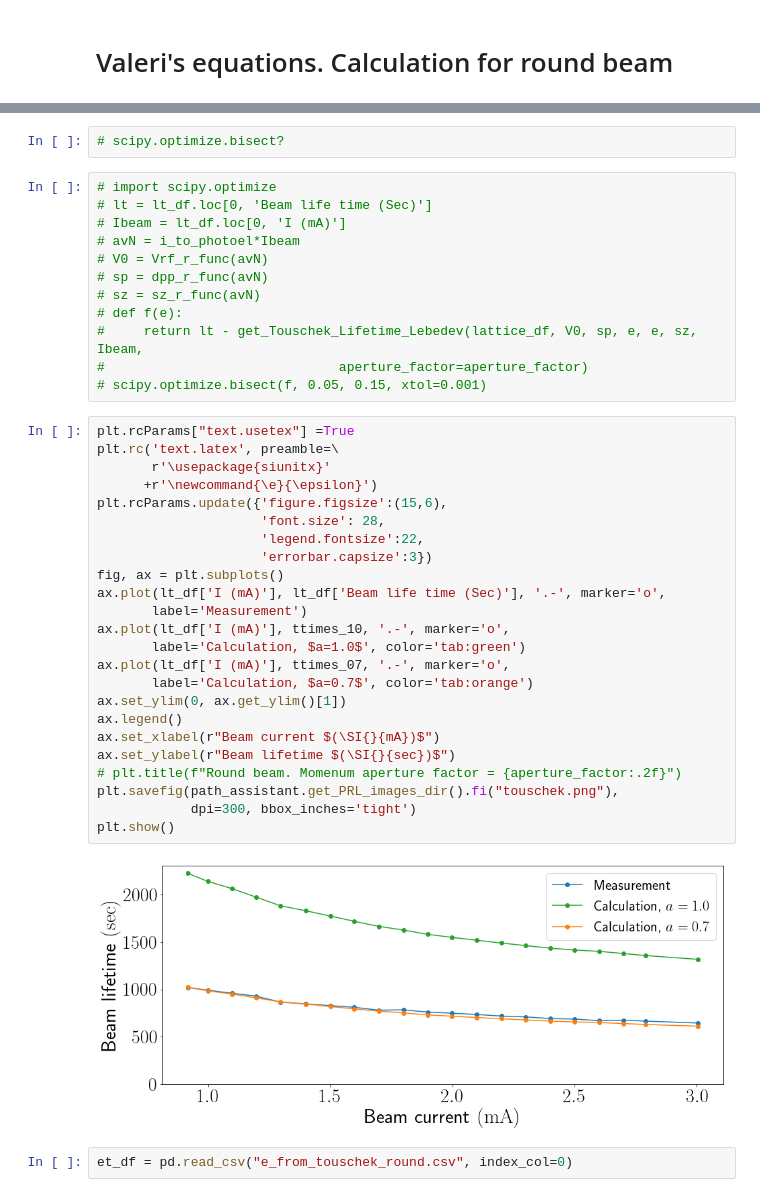
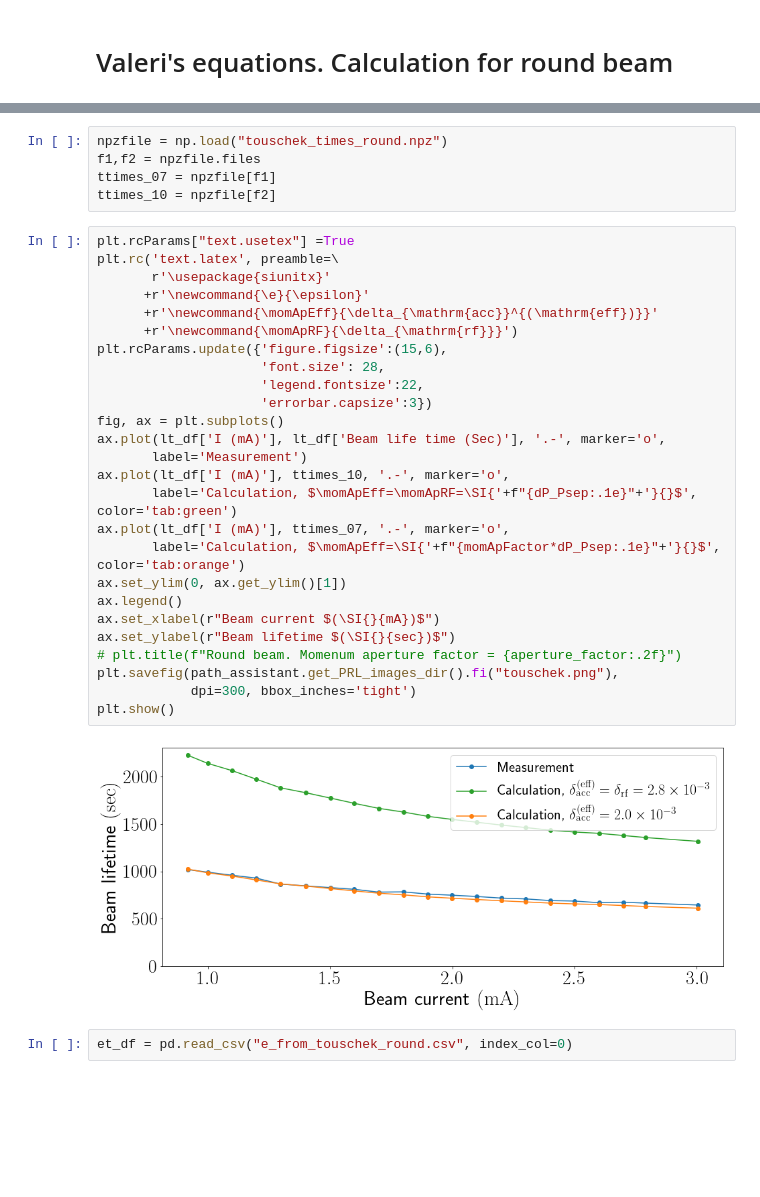
Before and after one commit to IharLobach/fur, a Jupyter notebook: shifts/shift_03_16_2020/round_and_round_long_plots/toucshek_lifetime.ipynb, the cells around one changed output, grey strips where cells are left out. Cells and saved outputs as stored; diff of their text form; blank space fills up the shorter version.

```diff
--- a/shifts/shift_03_16_2020/round_and_round_long_plots/toucshek_lifetime.ipynb
+++ b/shifts/shift_03_16_2020/round_and_round_long_plots/toucshek_lifetime.ipynb
@@ -298,43 +313,36 @@ Working on 21 out of 21
-# %%
-# scipy.optimize.bisect?
-# %%
-# import scipy.optimize
-# lt = lt_df.loc[0, 'Beam life time (Sec)']
-# Ibeam = lt_df.loc[0, 'I (mA)']
-# avN = i_to_photoel*Ibeam
-# V0 = Vrf_r_func(avN)
-# sp = dpp_r_func(avN)
-# sz = sz_r_func(avN)
-# def f(e):
-#     return lt - get_Touschek_Lifetime_Lebedev(lattice_df, V0, sp, e, e, sz, Ibeam,
-#                              aperture_factor=aperture_factor)
-# scipy.optimize.bisect(f, 0.05, 0.15, xtol=0.001)
+# %%
+npzfile = np.load("touschek_times_round.npz")
+f1,f2 = npzfile.files
+ttimes_07 = npzfile[f1]
+ttimes_10 = npzfile[f2]
 # %%
 plt.rcParams["text.usetex"] =True
 plt.rc('text.latex', preamble=\
        r'\usepackage{siunitx}'
-      +r'\newcommand{\e}{\epsilon}')
+      +r'\newcommand{\e}{\epsilon}'
+      +r'\newcommand{\momApEff}{\delta_{\mathrm{acc}}^{(\mathrm{eff})}}'
+      +r'\newcommand{\momApRF}{\delta_{\mathrm{rf}}}')
 plt.rcParams.update({'figure.figsize':(15,6),
                      'font.size': 28,
                      'legend.fontsize':22,
                      'errorbar.capsize':3})
 fig, ax = plt.subplots()
 ax.plot(lt_df['I (mA)'], lt_df['Beam life time (Sec)'], '.-', marker='o',
        label='Measurement')
 ax.plot(lt_df['I (mA)'], ttimes_10, '.-', marker='o',
-       label='Calculation, $a=1.0$', color='tab:green')
+       label='Calculation, $\momApEff=\momApRF=\SI{'+f"{dP_Psep:.1e}"+'}{}$', color='tab:green')
 ax.plot(lt_df['I (mA)'], ttimes_07, '.-', marker='o',
-       label='Calculation, $a=0.7$', color='tab:orange')
+       label='Calculation, $\momApEff=\SI{'+f"{momApFactor*dP_Psep:.1e}"+'}{}$', color='tab:orange')
 ax.set_ylim(0, ax.get_ylim()[1])
 ax.legend()
 ax.set_xlabel(r"Beam current $(\SI{}{mA})$")
 ax.set_ylabel(r"Beam lifetime $(\SI{}{sec})$")
 # plt.title(f"Round beam. Momenum aperture factor = {aperture_factor:.2f}")
 plt.savefig(path_assistant.get_PRL_images_dir().fi("touschek.png"),
             dpi=300, bbox_inches='tight')
 plt.show()
 # %% [output]
-[figure, old version]
+[figure, new version]
 # %%
 et_df = pd.read_csv("e_from_touschek_round.csv", index_col=0)
 # %%
```
Also changed, not shown: parts of 6 cells of this notebook, 10 other files.
